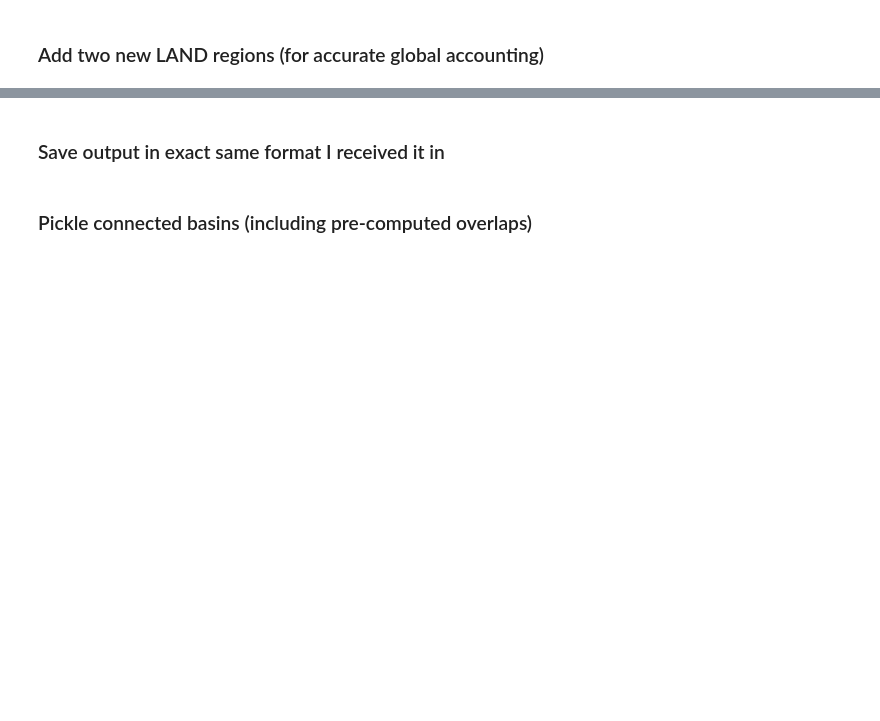
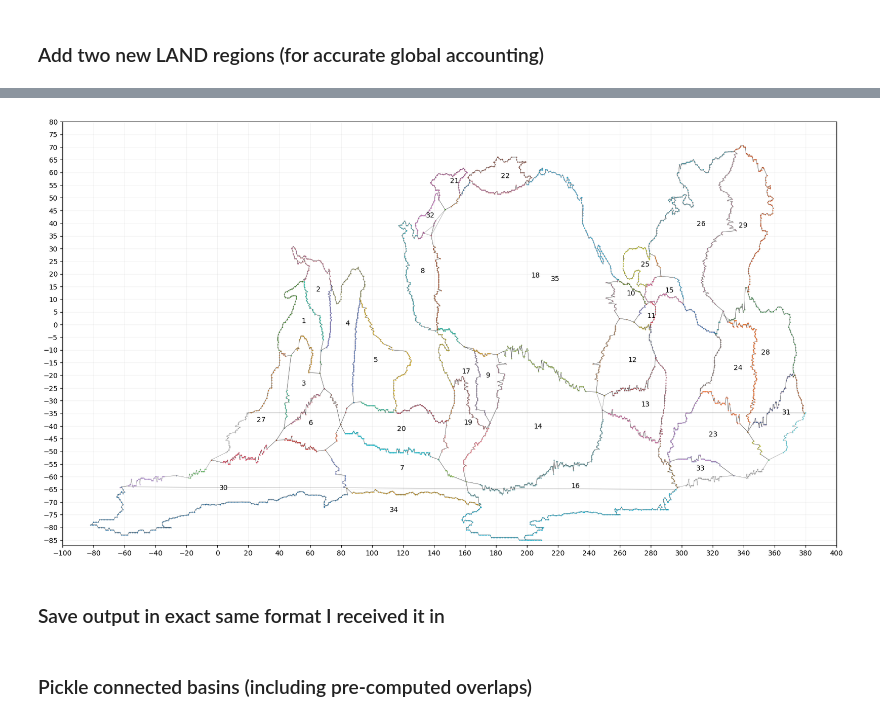
Before and after one commit to hdrake/regionate, a Jupyter notebook: examples/0a_cleanup_Purkey_basins.ipynb, the cells around one changed output, grey strips where cells are left out. Cells and saved outputs as stored; diff of their text form; code cells hidden in the pictures; blank space fills up the shorter version.

```diff
--- a/examples/0a_cleanup_Purkey_basins.ipynb
+++ b/examples/0a_cleanup_Purkey_basins.ipynb
@@ -342,3 +170,103 @@ region.find_all_overlaps()
+# %%
+new_region = region.copy()
+
+# For each overlap end point, find points in any nearby basin within a certain radius ~(200 km).
+closeness_threshold = 1.e3
+endpoint_radius = 450.e3
+
+used_overlaps = []
+for (b1name, b2name), o in region.overlaps.items():
+    b1 = region.Basins[b1name]
+    b2 = region.Basins[b2name]
+
+    olist1 = reg.unique_list([oname for o in list(region.overlaps) if b1name in o for oname in o])
+    olist2 = reg.unique_list([oname for o in list(region.overlaps) if b2name in o for oname in o])
+    blist = [
+        bname for bname in region.Basins.keys()
+        if ((bname in olist1) or (bname in olist2))
+    ]
+
+    for n in range(len(o[b1name])):
+        for i in [0, -1]:
+            idx = o[b1name][n][i]
+            lon = b1.lons[idx]
+            lat = b1.lats[idx]
+
+            nearby_lons = np.array([])
+            nearby_lats = np.array([])
+
+            overlapping_basins = []
+            for bname in blist:
+                b = region.Basins[bname]
+                endpoint_dist = reg.haversine(
+                    lon, lat,
+                    b.lons, b.lats
+                )
+
+                near_endpoint = endpoint_dist < endpoint_radius
+                if np.any(near_endpoint):
+                    nearby_lons = np.append(nearby_lons, b.lons[near_endpoint])
+                    nearby_lats = np.append(nearby_lats, b.lats[near_endpoint])
+                    overlapping_basins.append(bname)
+
+            # Don't do anything if nearby one of the land regions!
+            if len([name for name in ['34', '35'] if name in overlapping_basins]) > 0: continue
+
+            unique_nearby_lons, unique_nearby_lats = reg.unique_lonlat(nearby_lons, nearby_lats)
+
+            if (len(overlapping_basins)>=3 and (overlapping_basins not in used_overlaps) and
+                not(np.any([o for o in used_overlaps if o in list(itertools.permutations(overlapping_basins, 3))]))):
+                for bname in blist:
+                    b = region.Basins[bname]
+                    endpoint_dist = reg.haversine(
+                        lon, lat,
+                        b.lons, b.lats
+                    )
+                    near_endpoint = (endpoint_dist < endpoint_radius)
+
+                    new_b = new_region.Basins[bname]
+
+                    if np.any(near_endpoint):
+                        idx = np.argmin(endpoint_dist)
+
+                        new_b.lons[near_endpoint] = np.nan
+                        new_b.lats[near_endpoint] = np.nan
+
+                        new_b.lons[idx] = reg.lon_mod(np.mean(reg.lon_mod(unique_nearby_lons, b.lons[idx])), b.lons[idx])
+                        new_b.lats[idx] = np.mean(unique_nearby_lats)
+            used_overlaps.append(overlapping_basins)
+
+for (bname, b) in new_region.Basins.items():
+    nan_idx = np.isnan(b.lons) | np.isnan(b.lats)
+    b.lons = b.lons[~nan_idx]
+    b.lats = b.lats[~nan_idx]
+
+region = new_region.copy()
+region.find_all_overlaps()
+
+
+plt.figure(figsize=(20, 11))
+for i, (bname, b) in enumerate(region.Basins.items()):
+    plt.plot(
+        np.append(b.lons, b.lons[0]),
+        np.append(b.lats, b.lats[0]),
+        alpha=0.5, lw=0.4, color="k"
+    )
+
+    plt.annotate(b.name, xy=(np.mean(b.lons), np.mean(b.lats)), xytext=(np.mean(b.lons), np.mean(b.lats)), textcoords="data")
+    for (b1name, b2name), o in region.overlaps.items():
+        if bname not in (b1name, b2name): continue
+        for oo in o[bname].values():
+            plt.plot(region.Basins[bname].lons[oo], region.Basins[bname].lats[oo], ".", alpha=0.5, markersize=1.5, lw=1)
+
+plt.xlim(-100, 400)
+plt.ylim(-87, 80);
+
+plt.yticks(np.arange(-85, 85, 5))
+plt.xticks(np.arange(-100, 410, 20))
+plt.grid(True, alpha=0.15)
+# %% [output]
+[figure, added]
 # %% [markdown]
 ### Save output in exact same format I received it in
 # %%
```
Also changed, not shown: parts of 15 cells of this notebook.
